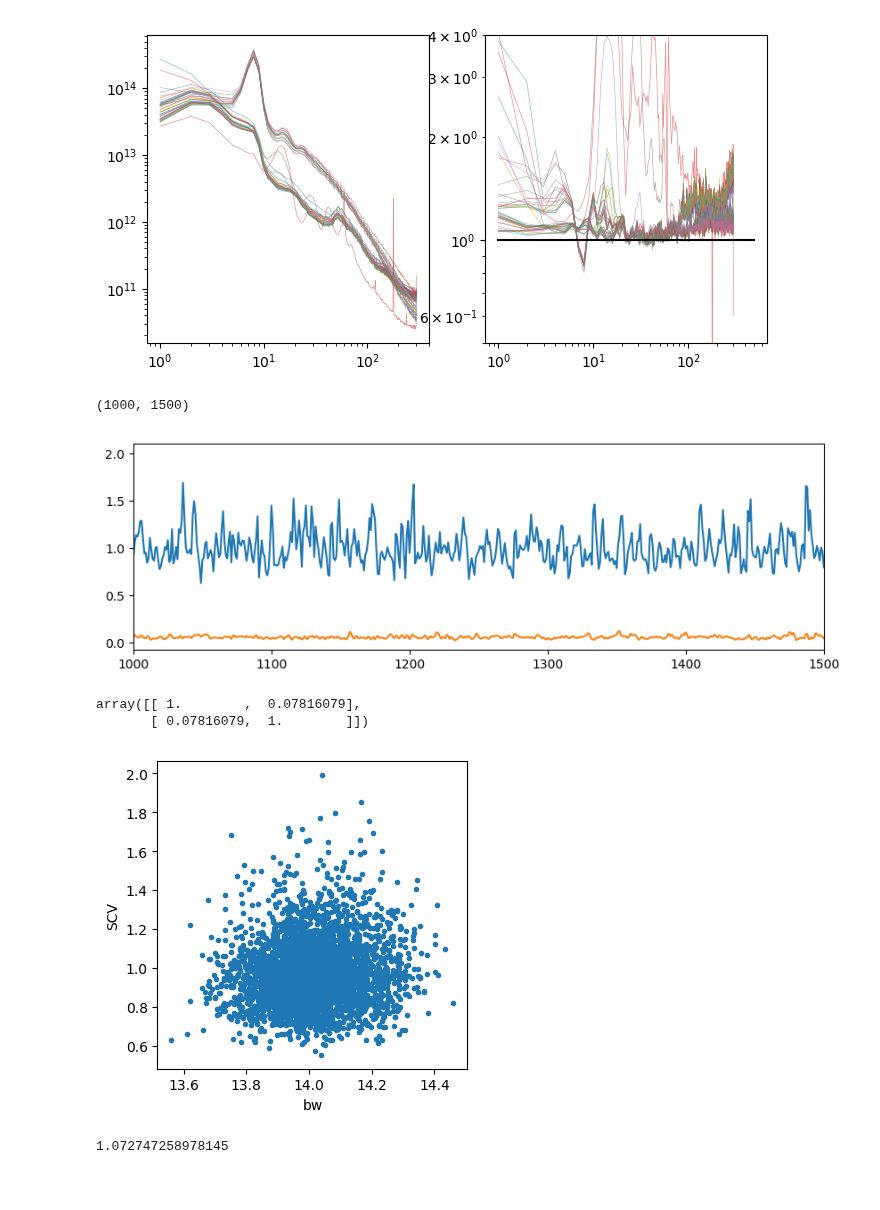
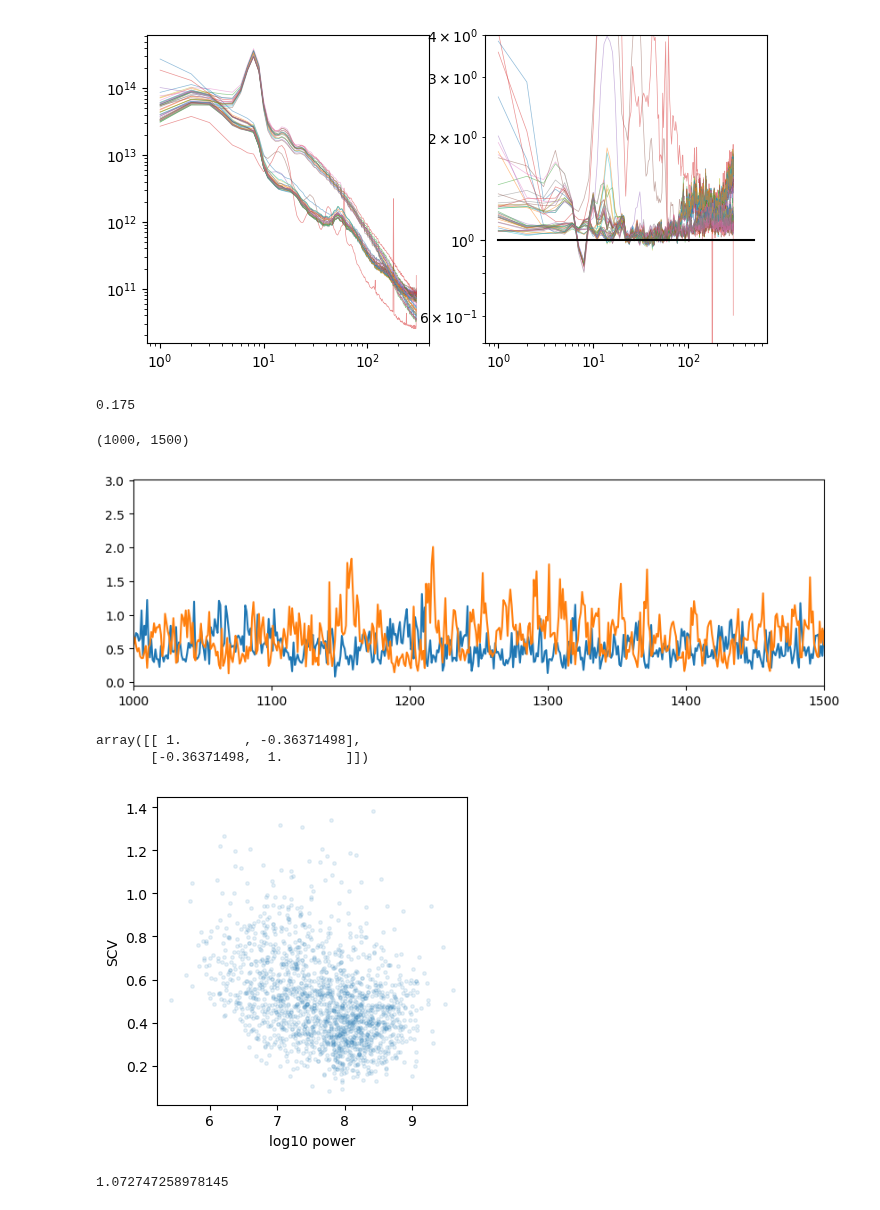
Before and after one commit to voytekresearch/SpectralCA, a Jupyter notebook: other_notebooks/SCV_sandbox.ipynb, the cells around one changed output. Cells and saved outputs as stored; diff of their text form; code cells hidden in the pictures.

```diff
--- a/other_notebooks/SCV_sandbox.ipynb
+++ b/other_notebooks/SCV_sandbox.ipynb
@@ -244,3 +244,10 @@ t = data['t']
 data.keys()
 # %% [output]
 dict_keys(['__header__', '__version__', '__globals__', 'data', 'fs', 't'])
+# %%
+chan = 35
+tlim = (600,610)
+tind = np.logical_and(t>tlim[0], t<tlim[1])
+plt.figure(figsize=(12,4))
+plt.plot(t[tind], lfp[chan,tind])
+plt.xlim(tlim)
@@ -264,10 +274,16 @@ plt.ylim([0.5, 4])
 # %% [output]
 (0.5, 4)
 [figure]
+# %%
+7/40
+# %% [output]
+0.175
 # %%
-chan = 40
-frange = (40, 50)
-pw, cf, scv, bw = scv_utils.inst_pwcf(lfp[chan,:], fs=fs, frange=frange, n_cycles=5, winLen=int(fs), stepLen=int(fs/2))
+#chan =
+# frange = (40, 50)
+# pw, cf, scv, bw = scv_utils.inst_pwcf(lfp[chan,:], fs=fs, frange=frange, n_cycles=5, winLen=int(fs*0.175), stepLen=int(fs*0.175))
+frange = (5, 10)
+pw, cf, scv, bw = scv_utils.inst_pwcf(lfp[chan,:], fs=fs, frange=frange, n_cycles=5, winLen=int(fs), stepLen=int(fs))
 # %%
 plt.figure(figsize=(10,3))
 plt.plot(scv)
@@ -275,18 +291,19 @@ plt.plot(pw/2e15)
 plt.xlim([1000,1500])
 # %% [output]
 (1000, 1500)
-[figure, old version]
+[figure, new version]
 # %%
-x = np.log10(pw)
+#x = np.log10(pw)
+x = cf
 y = scv
-plt.plot(x,y,'.')
-plt.xlabel('bw')
+plt.plot(x,y,'.', ms=5, alpha=0.1)
+plt.xlabel('log10 power')
 plt.ylabel('SCV')
 sp.corrcoef(x, y)
 # %% [output]
-array([[ 1.        ,  0.07816079],
-       [ 0.07816079,  1.        ]])
+array([[ 1.        , -0.36371498],
+       [-0.36371498,  1.        ]])
-[figure, old version]
+[figure, new version]
 # %%
 pw, cf, scv, bw = scv_utils.inst_pwcf(lfp[chan,:], fs=fs, frange=frange, n_cycles=7)
 # %%
```
Also changed, not shown: parts of 1 cell of this notebook, 6 other files.
